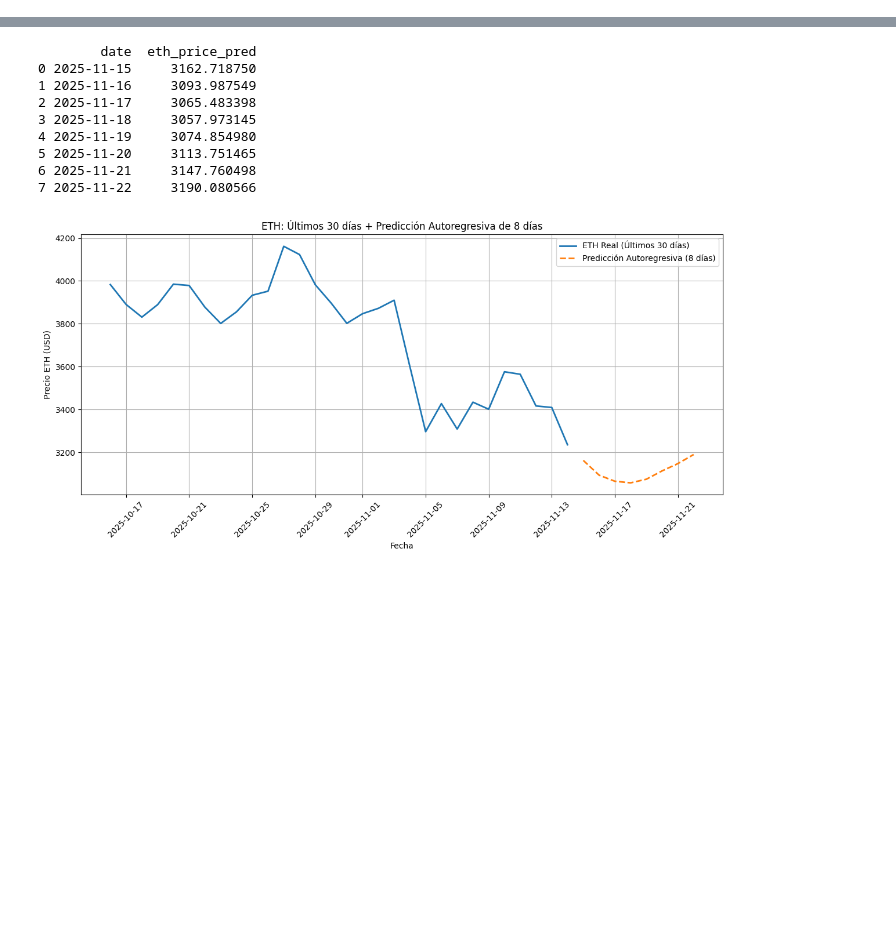
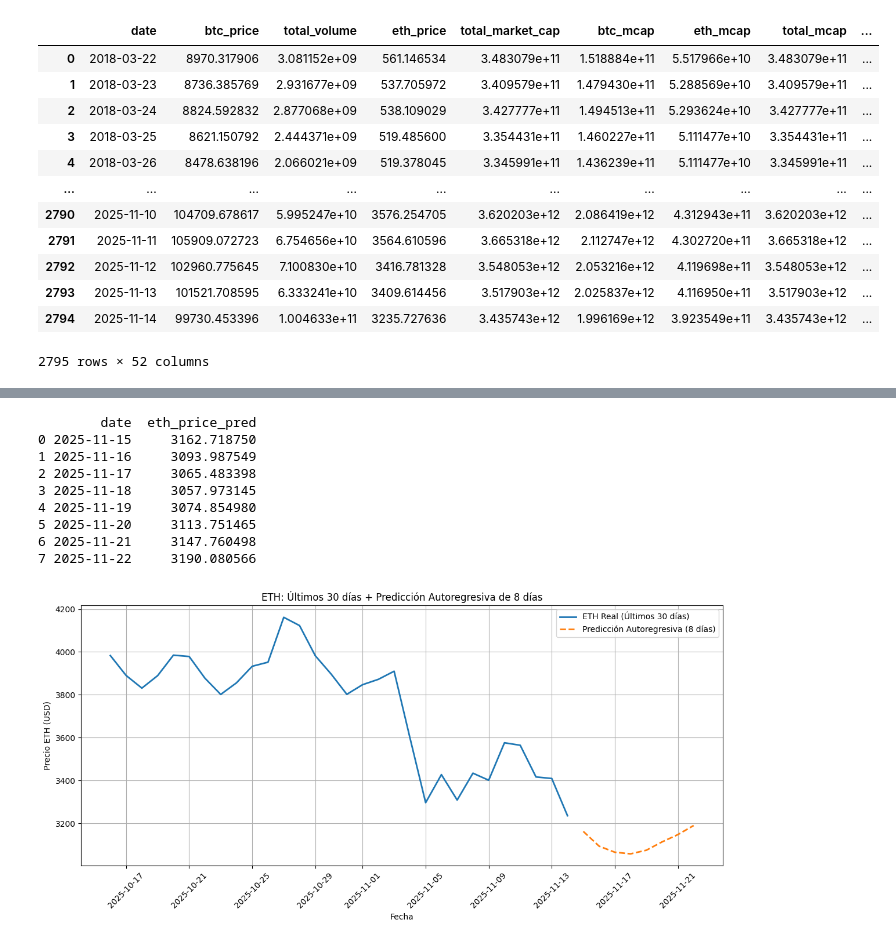
Before and after one commit to josean9/TFG_DEF, a Jupyter notebook: notebooks/notebook1.ipynb, the cells around one changed output, grey strips where cells are left out. Drawn from its saved outputs; the diff is of its cells as text; code cells hidden in the pictures; blank space fills up the shorter version.

```diff
--- a/notebooks/notebook1.ipynb
+++ b/notebooks/notebook1.ipynb
@@ -276,0 +155,37 @@ y_test_seq: (225, 1)
+# %%
+import pandas as pd
+
+print("🔥 MERGING CRYPTO DATA + FEDERAL FUNDS RATE\n")
+
+# ============================================================================
+# 1. CARGAR AMBOS CSVS
+# ============================================================================
+
+# Crypto con indicadores
+df_crypto = pd.read_csv(r"C:\Users\josit\CUARTO CURSO\TFG\TFG_DEF\data\csv\clean\crypto_with_indicators_manual.csv")
+df_crypto['date'] = pd.to_datetime(df_crypto['date'], format='mixed')
+
+print(f"📊 Crypto data: {len(df_crypto)} filas ({df_crypto['date'].min()} a {df_crypto['date'].max()})")
+print(f"   Columnas: {df_crypto.shape[1]}\n")
+
+# Federal Funds Rate
+df_rates = pd.read_csv(r"C:\Users\josit\CUARTO CURSO\TFG\TFG_DEF\data\csv\raw\FEDFUNDS.csv")  # Ajusta ruta si es necesario
+df_rates['observation_date'] = pd.to_datetime(df_rates['observation_date'], format='mixed')
+df_rates = df_rates.rename(columns={'observation_date': 'date', 'FEDFUNDS': 'fed_funds_rate'})
+
+print(f"📊 Federal Funds: {len(df_rates)} filas ({df_rates['date'].min()} a {df_rates['date'].max()})")
+print(f"   Columnas: {df_rates.columns.tolist()}\n")
+
+# ============================================================================
+# 2. MERGE: MATCH MÁS CERCANO (porque Fed es mensual, crypto es diario)
+# ============================================================================
+
+# Merge_asof: toma el valor más cercano anterior (backward fill)
+df_merged = pd.merge_asof(
+    df_crypto.sort_values('date'),
+    df_rates.sort_values('date'),
+    on='date',
+    direction='backward'  # Usa la tasa más reciente anterior
+)
+
+print(f"✅ Merged: {len(df_merged)} filas\n")
@@ -276,0 +202,16 @@ y_test_seq: (225, 1)
+# %%
+df_merged
+# %% [output]
+|  | date | btc_price | total_volume | eth_price | total_market_cap | btc_mcap | eth_mcap | total_mcap | ... |
+| 0 | 2018-03-22 | 8970.317906 | 3.081152e+09 | 561.146534 | 3.483079e+11 | 1.518884e+11 | 5.517966e+10 | 3.483079e+11 | ... |
+| 1 | 2018-03-23 | 8736.385769 | 2.931677e+09 | 537.705972 | 3.409579e+11 | 1.479430e+11 | 5.288569e+10 | 3.409579e+11 | ... |
+| 2 | 2018-03-24 | 8824.592832 | 2.877068e+09 | 538.109029 | 3.427777e+11 | 1.494513e+11 | 5.293624e+10 | 3.427777e+11 | ... |
+| 3 | 2018-03-25 | 8621.150792 | 2.444371e+09 | 519.485600 | 3.354431e+11 | 1.460227e+11 | 5.111477e+10 | 3.354431e+11 | ... |
+| 4 | 2018-03-26 | 8478.638196 | 2.066021e+09 | 519.378045 | 3.345991e+11 | 1.436239e+11 | 5.111477e+10 | 3.345991e+11 | ... |
+| ... | ... | ... | ... | ... | ... | ... | ... | ... | ... |
+| 2790 | 2025-11-10 | 104709.678617 | 5.995247e+10 | 3576.254705 | 3.620203e+12 | 2.086419e+12 | 4.312943e+11 | 3.620203e+12 | ... |
+| 2791 | 2025-11-11 | 105909.072723 | 6.754656e+10 | 3564.610596 | 3.665318e+12 | 2.112747e+12 | 4.302720e+11 | 3.665318e+12 | ... |
+| 2792 | 2025-11-12 | 102960.775645 | 7.100830e+10 | 3416.781328 | 3.548053e+12 | 2.053216e+12 | 4.119698e+11 | 3.548053e+12 | ... |
+| 2793 | 2025-11-13 | 101521.708595 | 6.333241e+10 | 3409.614456 | 3.517903e+12 | 2.025837e+12 | 4.116950e+11 | 3.517903e+12 | ... |
+| 2794 | 2025-11-14 | 99730.453396 | 1.004633e+11 | 3235.727636 | 3.435743e+12 | 1.996169e+12 | 3.923549e+11 | 3.435743e+12 | ... |
+2795 rows × 52 columns
```
Also changed, not shown: parts of 24 cells of this notebook, 1 other file.
